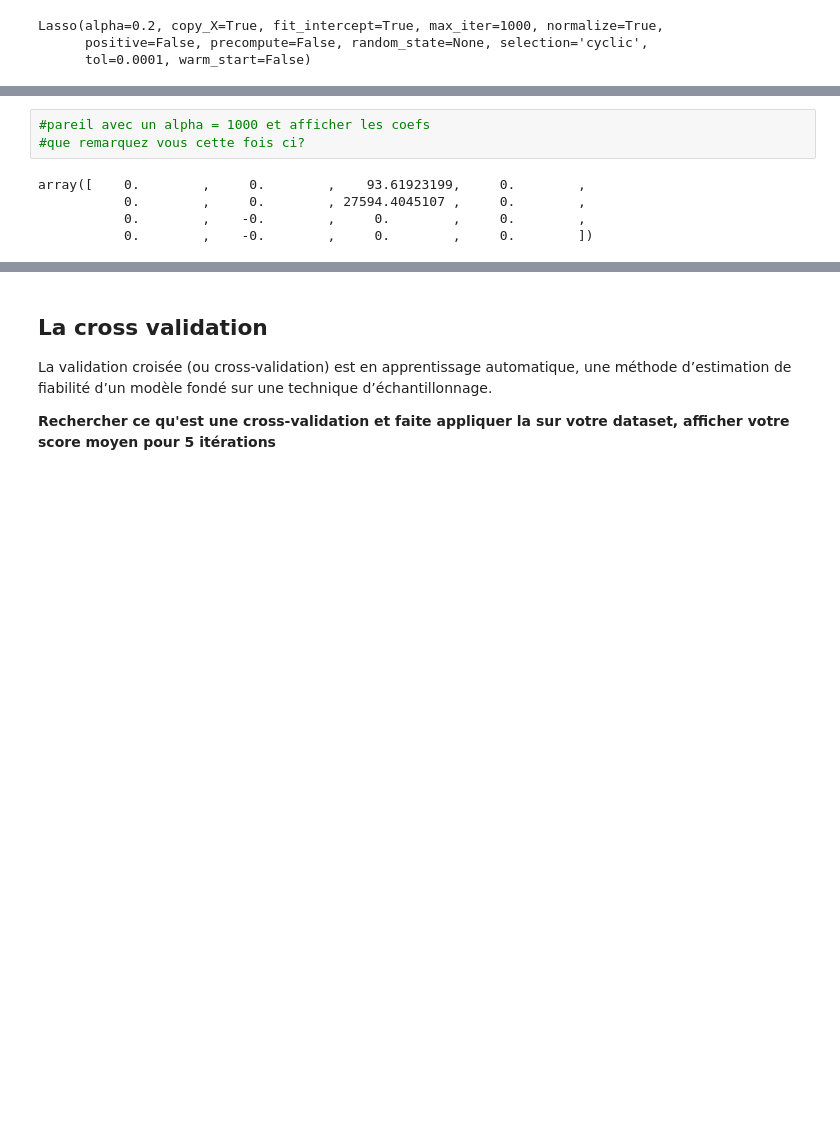
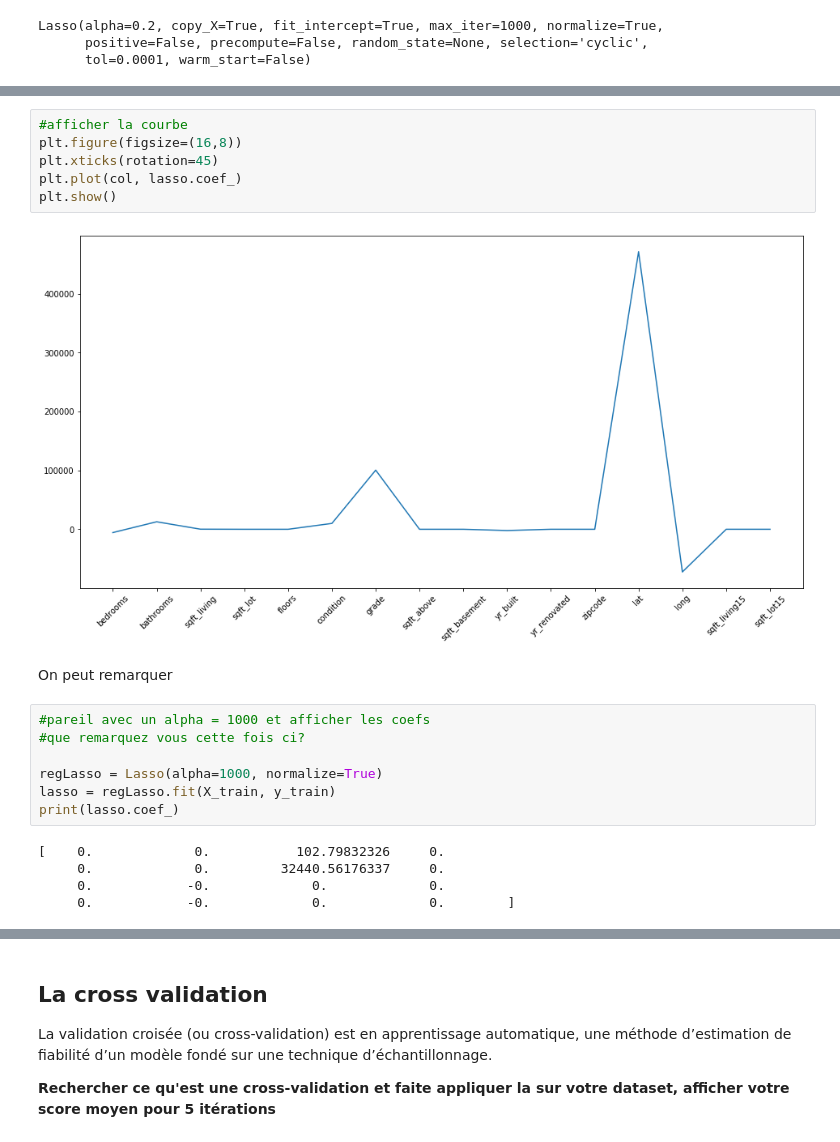
Before and after one commit to dilys27/iesa-poo, a Jupyter notebook: tp7/Lasso_Ridge1.ipynb, the cells around one changed output, grey strips where cells are left out. Drawn from its saved outputs; the diff is of its cells as text; blank space fills up the shorter version.

```diff
--- a/tp7/Lasso_Ridge1.ipynb
+++ b/tp7/Lasso_Ridge1.ipynb
@@ -203,8 +216,22 @@ array([-2.21651222e+03,  3.76966686e+03,  1.70151388e+02,  0.00000000e+00,
+# %%
+#afficher la courbe
+plt.figure(figsize=(16,8))
+plt.xticks(rotation=45)
+plt.plot(col, lasso.coef_)
+plt.show()
+# %% [output]
+[figure, added]
+# %% [markdown]
+On peut remarquer
 # %%
 #pareil avec un alpha = 1000 et afficher les coefs
 #que remarquez vous cette fois ci?
+
+regLasso = Lasso(alpha=1000, normalize=True)
+lasso = regLasso.fit(X_train, y_train)
+print(lasso.coef_)
 # %% [output]
-array([    0.        ,     0.        ,    93.61923199,     0.        ,
-           0.        ,     0.        , 27594.4045107 ,     0.        ,
-           0.        ,    -0.        ,     0.        ,     0.        ,
-           0.        ,    -0.        ,     0.        ,     0.        ])
+[    0.             0.           102.79832326     0.
+     0.             0.         32440.56176337     0.
+     0.            -0.             0.             0.
+     0.            -0.             0.             0.        ]
```
Also changed, not shown: parts of 17 cells of this notebook.
